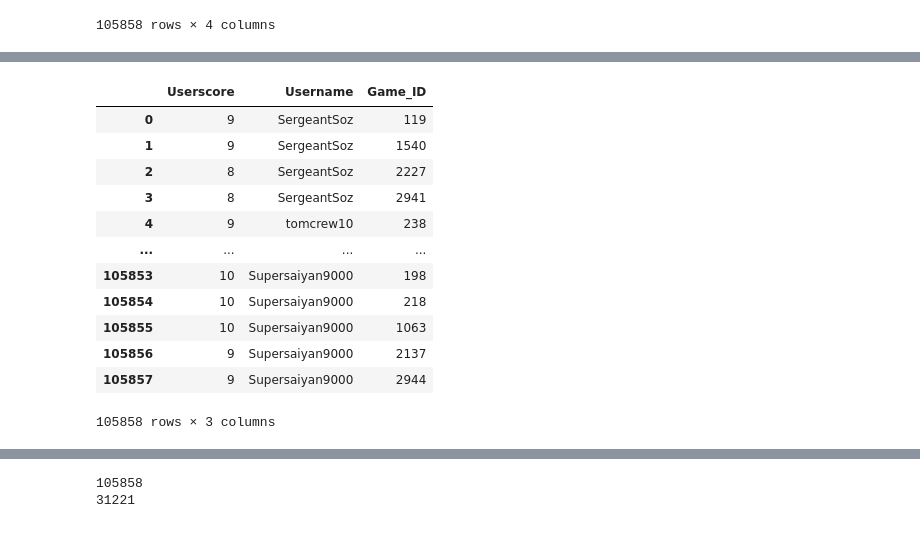
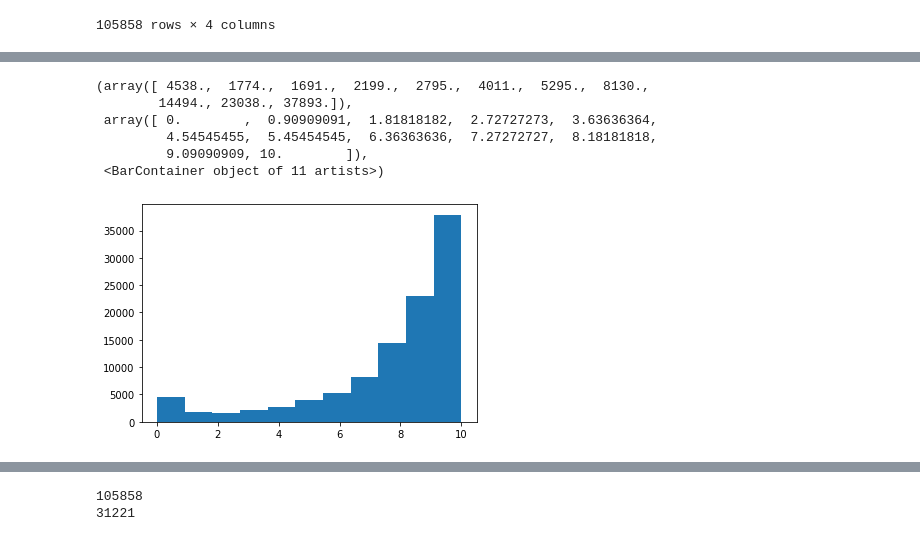
Before and after one commit to psaunderualberta/466_Group_Project, a Jupyter notebook: embeddings.ipynb, the cells around one changed output, grey strips where cells are left out. Saved outputs shown, nothing was run; the diff lists cells and outputs as text; code cells hidden in the pictures.

```diff
--- a/embeddings.ipynb
+++ b/embeddings.ipynb
@@ -80,19 +121,13 @@ def restrict_data(data, restrict):
     #        new_df.append(dfs[k])
 
     #return new_df
-# %%
-train_data_fmt
-# %% [output]
-|  | Userscore | Username | Game_ID |
-| 0 | 9 | SergeantSoz | 119 |
-| 1 | 9 | SergeantSoz | 1540 |
-| 2 | 8 | SergeantSoz | 2227 |
-| 3 | 8 | SergeantSoz | 2941 |
-| 4 | 9 | tomcrew10 | 238 |
-| ... | ... | ... | ... |
-| 105853 | 10 | Supersaiyan9000 | 198 |
-| 105854 | 10 | Supersaiyan9000 | 218 |
-| 105855 | 10 | Supersaiyan9000 | 1063 |
-| 105856 | 9 | Supersaiyan9000 | 2137 |
-| 105857 | 9 | Supersaiyan9000 | 2944 |
-105858 rows × 3 columns
+# %%
+plt.hist(train_data['Userscore'], bins=11)
+# %% [output]
+(array([ 4538.,  1774.,  1691.,  2199.,  2795.,  4011.,  5295.,  8130.,
+        14494., 23038., 37893.]),
+ array([ 0.        ,  0.90909091,  1.81818182,  2.72727273,  3.63636364,
+         4.54545455,  5.45454545,  6.36363636,  7.27272727,  8.18181818,
+         9.09090909, 10.        ]),
+ <BarContainer object of 11 artists>)
+[figure, added]
```
Also changed, not shown: parts of 21 cells of this notebook.
